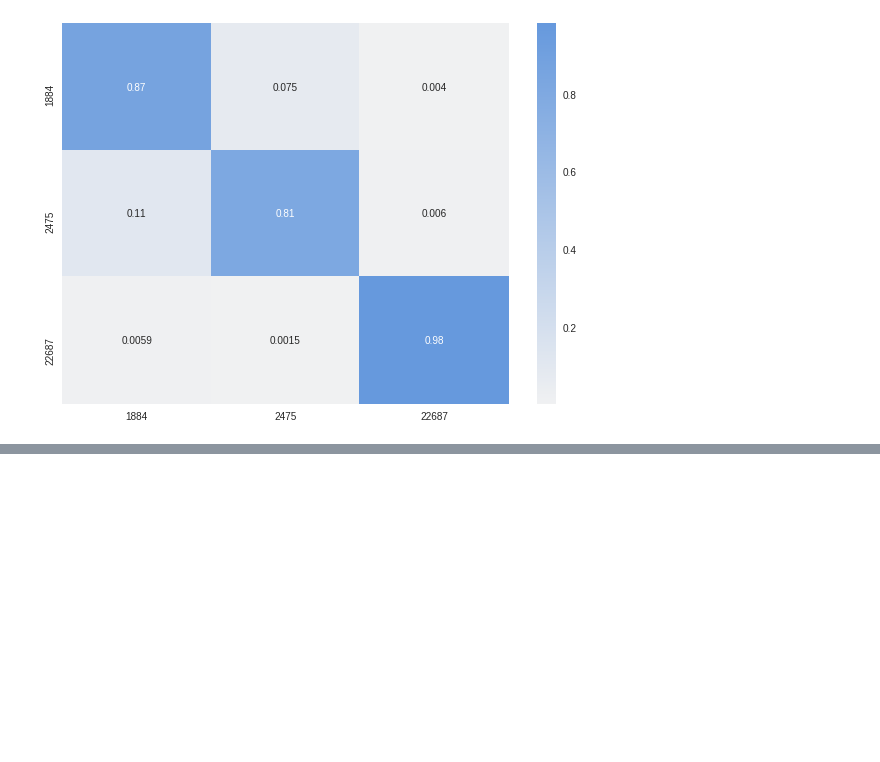
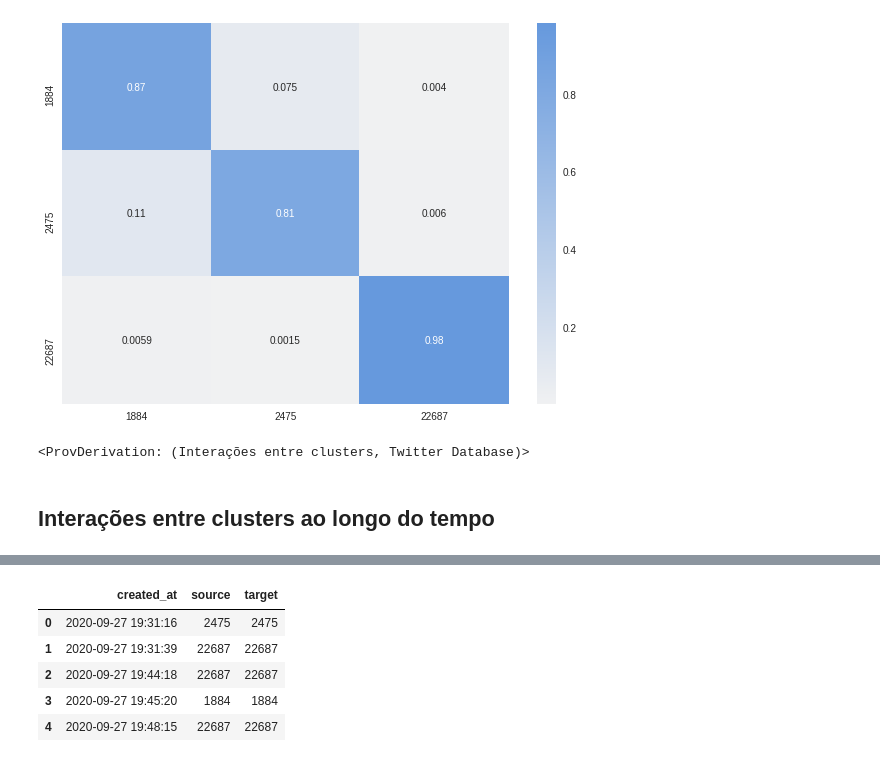
Before and after one commit to Murooo/introducao-ciencia-de-dados, a Jupyter notebook: Twitter Data Analysis.ipynb, the cells around one changed output, grey strips where cells are left out. Drawn from its saved outputs; the diff is of its cells as text; code cells hidden in the pictures; blank space fills up the shorter version.

```diff
--- a/Twitter Data Analysis.ipynb
+++ b/Twitter Data Analysis.ipynb
@@ -318,2 +430,23 @@ plt.savefig("imagens/interactions.png", dpi=300, bbox_inches = 'tight')
 # %% [output]
 [figure]
+# %%
+e7 = document.entity('Interações entre clusters', (
+    (prov.PROV_TYPE, "PNG Graph"),
+    ('creator', "Danilo"),
+    ('content', "Proporção de Interações intra e entre clusters"),
+    ))
+document.wasGeneratedBy('Interações entre clusters', 'Danilo')
+document.wasDerivedFrom('Interações entre clusters', 'Twitter Database')
+# %% [output]
+<ProvDerivation: (Interações entre clusters, Twitter Database)>
+# %% [markdown]
+## Interações entre clusters ao longo do tempo
+# %%
+%%time
+daily_inter_per_cluster = pd.read_sql_query('select created_at, source_m.cluster as source, target_m.cluster as target'
+                                            ' from tweets'
+                                            ' left join modularidade source_m on tweets.screen_name = source_m.screen_name'
+                                            ' left join modularidade target_m on tweets.retweet_screen_name = target_m.screen_name'
+                                            ' where is_retweet = TRUE and source_m.cluster IN (1884, 2475, 22687);', con=engine)
+daily_inter_per_cluster.head()
+# %% [output]
@@ -319,0 +455,6 @@ plt.savefig("imagens/interactions.png", dpi=300, bbox_inches = 'tight')
+|  | created_at | source | target |
+| 0 | 2020-09-27 19:31:16 | 2475 | 2475 |
+| 1 | 2020-09-27 19:31:39 | 22687 | 22687 |
+| 2 | 2020-09-27 19:44:18 | 22687 | 22687 |
+| 3 | 2020-09-27 19:45:20 | 1884 | 1884 |
+| 4 | 2020-09-27 19:48:15 | 22687 | 22687 |
```
Also changed, not shown: parts of 54 cells of this notebook, 3 other files.
